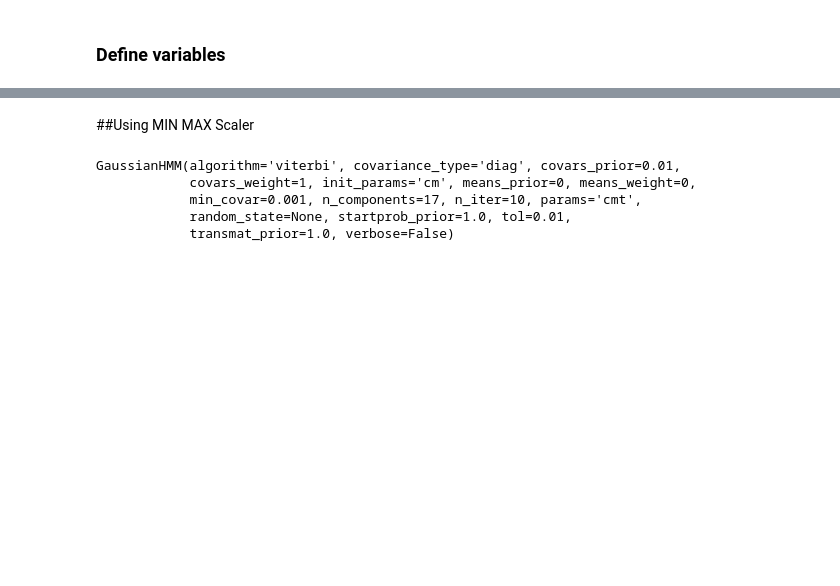
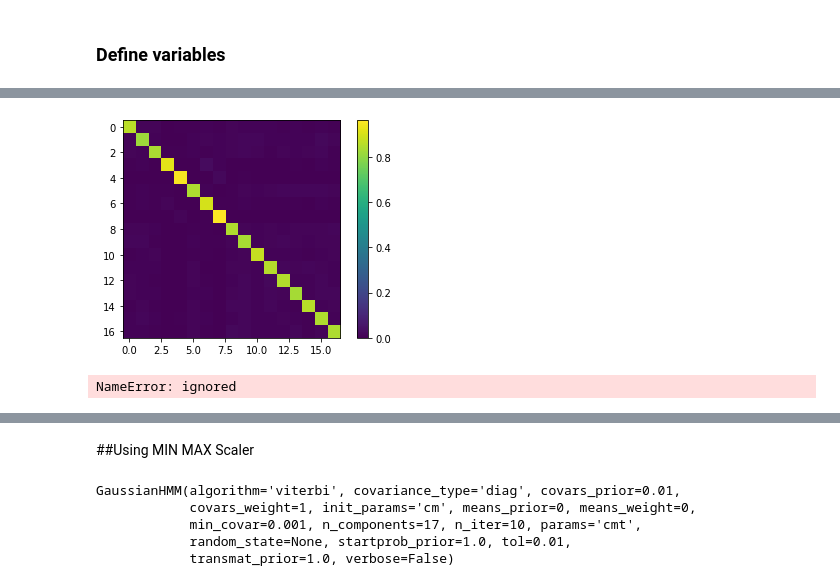
Before and after one commit to catalinabustam/tms_hmm, a Jupyter notebook: hmm.ipynb, the cells around one changed output, grey strips where cells are left out. Drawn from its saved outputs; the diff is of its cells as text; code cells hidden in the pictures; blank space fills up the shorter version.

```diff
--- a/hmm.ipynb
+++ b/hmm.ipynb
@@ -124,0 +132,11 @@ def plot_states(predicted_sequences):
+# %%
+hmm_lr.transmat_
+plt.imshow(hmm_lr.transmat_)
+plt.colorbar()
+plt.show()
+# %% [output]
+[figure, added]
+# %%
+hmm_lr.transmat_
+# %% [output]
+NameError: ignored
```
Also changed, not shown: parts of 16 cells of this notebook.
